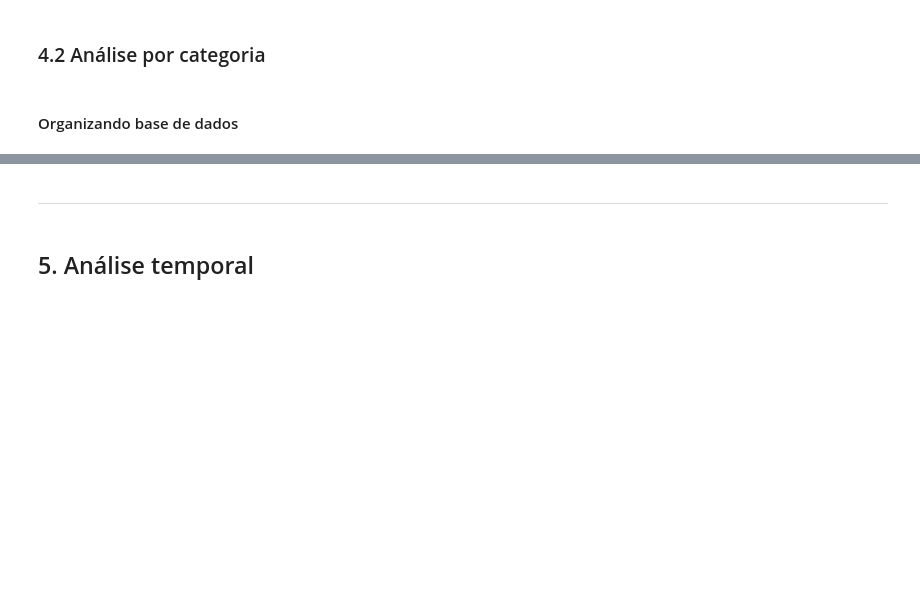
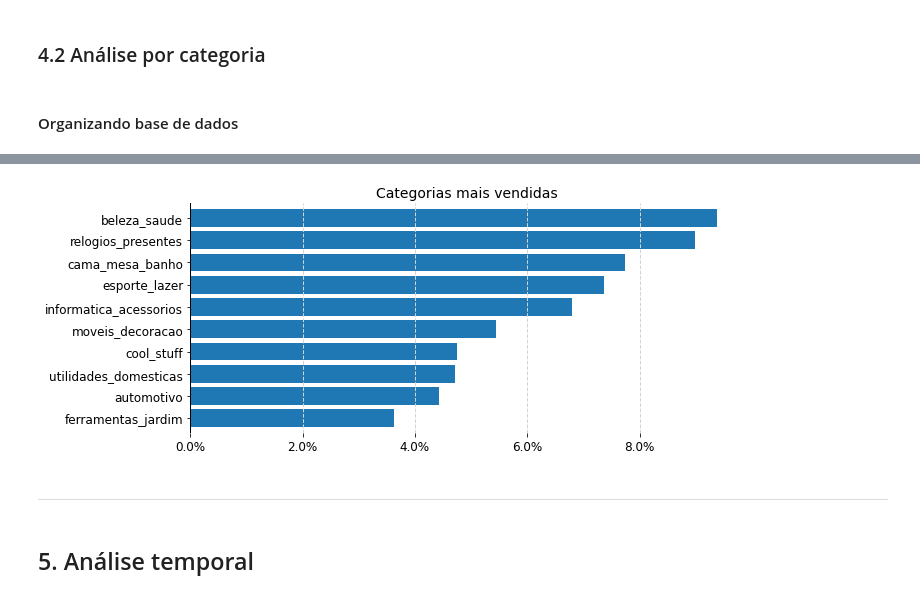
Before and after one commit to luisboani/Olist_Analysis, a Jupyter notebook: [Lucas Version][Portuguese]Olist_Analysis.ipynb, the cells around one changed output, grey strips where cells are left out. Saved outputs shown, nothing was run; the diff lists cells and outputs as text; code cells hidden in the pictures; blank space fills up the shorter version.

```diff
--- a/[Lucas Version][Portuguese]Olist_Analysis.ipynb
+++ b/[Lucas Version][Portuguese]Olist_Analysis.ipynb
@@ -333,0 +242,17 @@ plt.show()
+# %%
+df_analysis_cat = (
+    df_analysis
+    .groupby("product_category_name")
+    .agg(
+        revenue=("price", "sum"),
+        qnty=("order_id", "count"),
+        qnty2=("order_id", "nunique")
+        )
+    .reset_index()
+    .assign(revenue_share=lambda x: np.round(100*x['revenue']/x['revenue'].sum(),2),
+           avg_order_price=lambda x: np.round(x['revenue']/x['qnty'], 2)
+           )
+    .sort_values("revenue_share", ascending=False)
+)
+
+df_analysis_cat.head()
@@ -334,3 +266,29 @@ plt.show()
+# %%
+ax = (
+    df_analysis_cat
+    .head(10)
+    .sort_values("revenue_share", ascending=True)
+    .plot
+    .barh(
+        x="product_category_name",
+        y="revenue_share",
+        figsize=(10,4),
+        legend=False,
+        width=.8
+    )
+)
+ax.set_title(f'Categorias mais vendidas', fontsize=14)
+ax.xaxis.set_major_formatter(ticker.PercentFormatter())
+ax.xaxis.grid(color='lightgrey', linestyle='--', linewidth=1)
+ax.axvline(0, color='black', linestyle='-', linewidth=2)
+ax.tick_params(axis='both', which='major', labelsize=12)
+ax.set_ylabel("")
+ax.set_xlabel("")
+plt.box(False)
+plt.tight_layout()
+plt.show()
+# %% [output]
+[figure, added]
 # %% [markdown]
 ***
 # %% [markdown]
```
Also changed, not shown: parts of 24 cells of this notebook.
